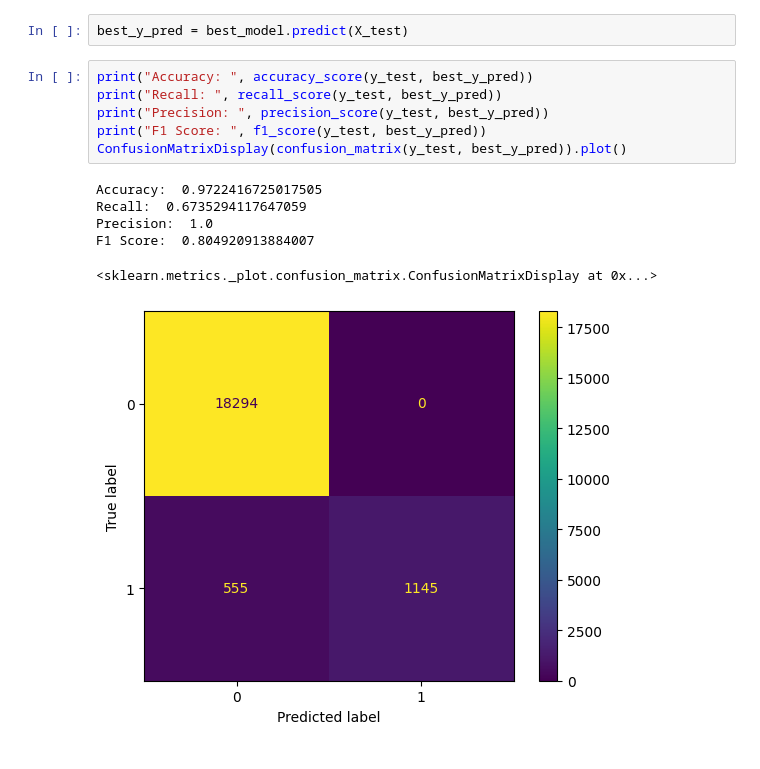
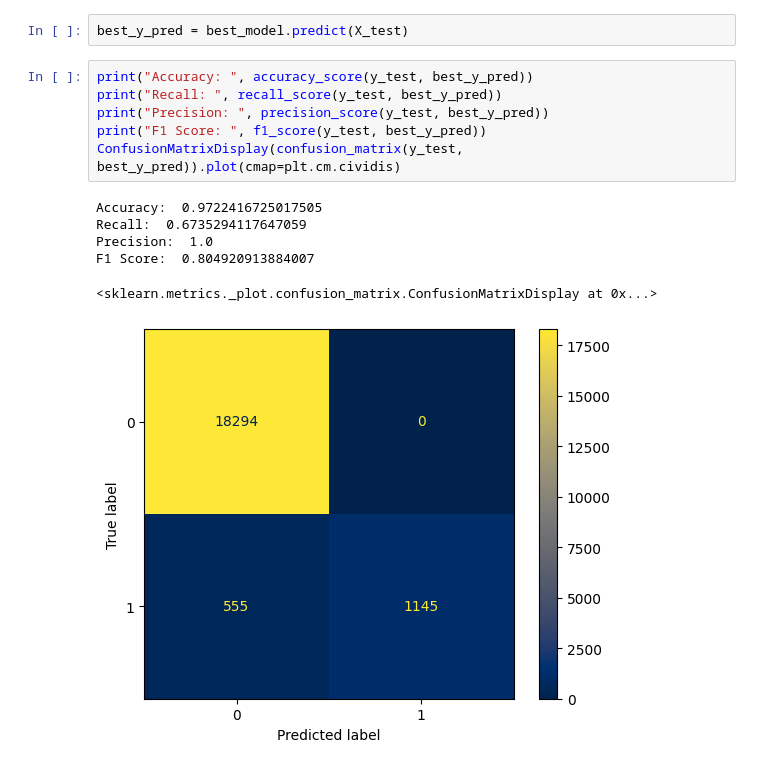
Before and after one commit to fisherman611/diabetes-classification, a Jupyter notebook: models/decision_tree.ipynb, the cells around one changed output. Cells and saved outputs as stored; diff of their text form.

```diff
--- a/models/decision_tree.ipynb
+++ b/models/decision_tree.ipynb
@@ -97,13 +99,13 @@ best_y_pred = best_model.predict(X_test)
 # %%
 print("Accuracy: ", accuracy_score(y_test, best_y_pred))
 print("Recall: ", recall_score(y_test, best_y_pred))
 print("Precision: ", precision_score(y_test, best_y_pred))
 print("F1 Score: ", f1_score(y_test, best_y_pred))
-ConfusionMatrixDisplay(confusion_matrix(y_test, best_y_pred)).plot()
+ConfusionMatrixDisplay(confusion_matrix(y_test, best_y_pred)).plot(cmap=plt.cm.cividis)
 # %% [output]
 Accuracy:  0.9722416725017505
 Recall:  0.6735294117647059
 Precision:  1.0
 F1 Score:  0.804920913884007
 <sklearn.metrics._plot.confusion_matrix.ConfusionMatrixDisplay at 0x...>
-[figure, old version]
+[figure, new version]
```
Also changed, not shown: parts of 2 cells of this notebook.
